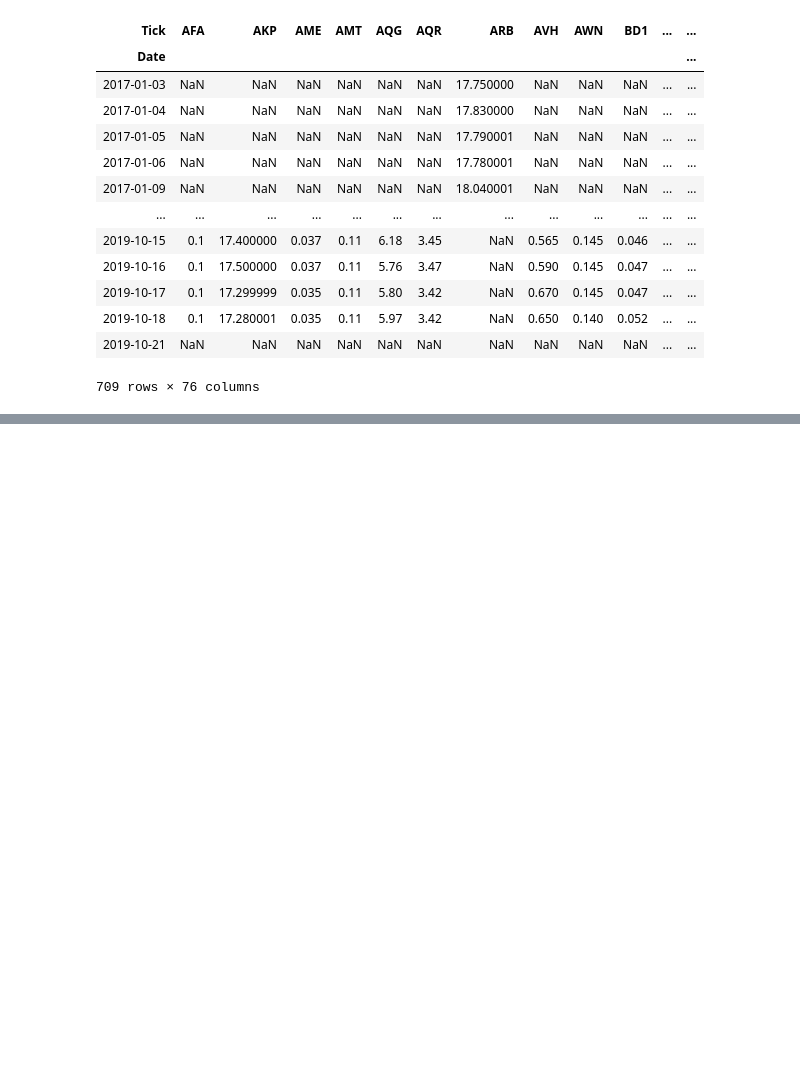
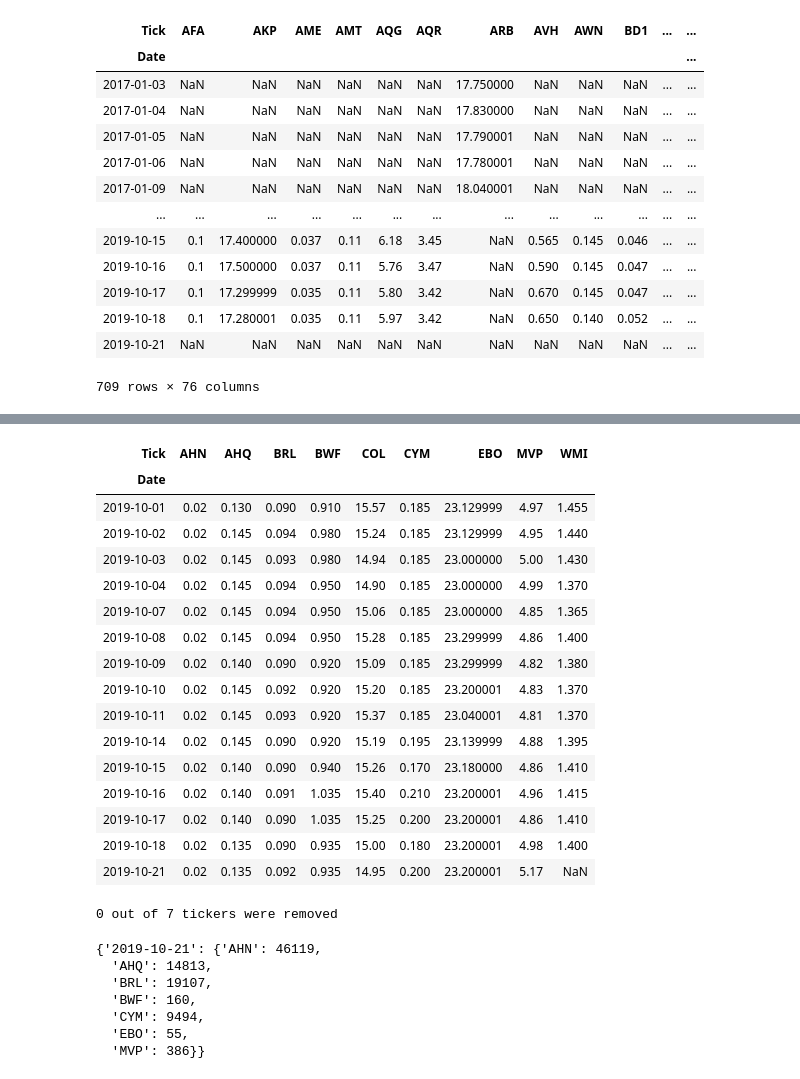
Before and after one commit to smacken/mockportfolio, a Jupyter notebook: notebooks/Holdings.ipynb, the cells around one changed output, grey strips where cells are left out. Drawn from its saved outputs; the diff is of its cells as text; code cells hidden in the pictures; blank space fills up the shorter version.

```diff
--- a/notebooks/Holdings.ipynb
+++ b/notebooks/Holdings.ipynb
@@ -128,3 +128,8 @@ price_pivot
 | 2019-10-18 | 0.1 | 17.280001 | 0.035 | 0.11 | 5.97 | 3.42 | NaN | 0.650 | 0.140 | 0.052 | ... | ... |
 | 2019-10-21 | NaN | NaN | NaN | NaN | NaN | NaN | NaN | NaN | NaN | NaN | ... | ... |
 709 rows × 76 columns
+# %%
+# generate
+start = '2019-10-01'
+end = '2019-10-21'
+portfolio = holdings.portfolio(start)
@@ -130,0 +155,40 @@ price_pivot
+# %%
+total=10000
+holding_folio = {}
+months = [prices.next_weekday(x).strftime('%Y-%m-%d') for x in prices.monthlist([start, end])]
+months.append(end)
+for month in months:
+    ''' rebalance portfolio /adjust holdings'''
+    price_pivot = portfolio.loc[start:month]
+    if len(price_pivot.index) < 10:
+       continue
+    display(price_pivot)
+    allocation = holdings.build_portfolio(price_pivot, total)
+    holding_folio[month] = allocation
+holding_folio
+# %% [output]
+| Tick | AHN | AHQ | BRL | BWF | COL | CYM | EBO | MVP | WMI |
+| Date |  |  |  |  |  |  |  |  |  |
+| 2019-10-01 | 0.02 | 0.130 | 0.090 | 0.910 | 15.57 | 0.185 | 23.129999 | 4.97 | 1.455 |
+| 2019-10-02 | 0.02 | 0.145 | 0.094 | 0.980 | 15.24 | 0.185 | 23.129999 | 4.95 | 1.440 |
+| 2019-10-03 | 0.02 | 0.145 | 0.093 | 0.980 | 14.94 | 0.185 | 23.000000 | 5.00 | 1.430 |
+| 2019-10-04 | 0.02 | 0.145 | 0.094 | 0.950 | 14.90 | 0.185 | 23.000000 | 4.99 | 1.370 |
+| 2019-10-07 | 0.02 | 0.145 | 0.094 | 0.950 | 15.06 | 0.185 | 23.000000 | 4.85 | 1.365 |
+| 2019-10-08 | 0.02 | 0.145 | 0.094 | 0.950 | 15.28 | 0.185 | 23.299999 | 4.86 | 1.400 |
+| 2019-10-09 | 0.02 | 0.140 | 0.090 | 0.920 | 15.09 | 0.185 | 23.299999 | 4.82 | 1.380 |
+| 2019-10-10 | 0.02 | 0.145 | 0.092 | 0.920 | 15.20 | 0.185 | 23.200001 | 4.83 | 1.370 |
+| 2019-10-11 | 0.02 | 0.145 | 0.093 | 0.920 | 15.37 | 0.185 | 23.040001 | 4.81 | 1.370 |
+| 2019-10-14 | 0.02 | 0.145 | 0.090 | 0.920 | 15.19 | 0.195 | 23.139999 | 4.88 | 1.395 |
+| 2019-10-15 | 0.02 | 0.140 | 0.090 | 0.940 | 15.26 | 0.170 | 23.180000 | 4.86 | 1.410 |
+| 2019-10-16 | 0.02 | 0.140 | 0.091 | 1.035 | 15.40 | 0.210 | 23.200001 | 4.96 | 1.415 |
+| 2019-10-17 | 0.02 | 0.140 | 0.090 | 1.035 | 15.25 | 0.200 | 23.200001 | 4.86 | 1.410 |
+| 2019-10-18 | 0.02 | 0.135 | 0.090 | 0.935 | 15.00 | 0.180 | 23.200001 | 4.98 | 1.400 |
+| 2019-10-21 | 0.02 | 0.135 | 0.092 | 0.935 | 14.95 | 0.200 | 23.200001 | 5.17 | NaN |
+0 out of 7 tickers were removed
+{'2019-10-21': {'AHN': 46119,
+  'AHQ': 14813,
+  'BRL': 19107,
+  'BWF': 160,
+  'CYM': 9494,
+  'EBO': 55,
+  'MVP': 386}}
```
Also changed, not shown: parts of 1 cell of this notebook, 6 other files.
